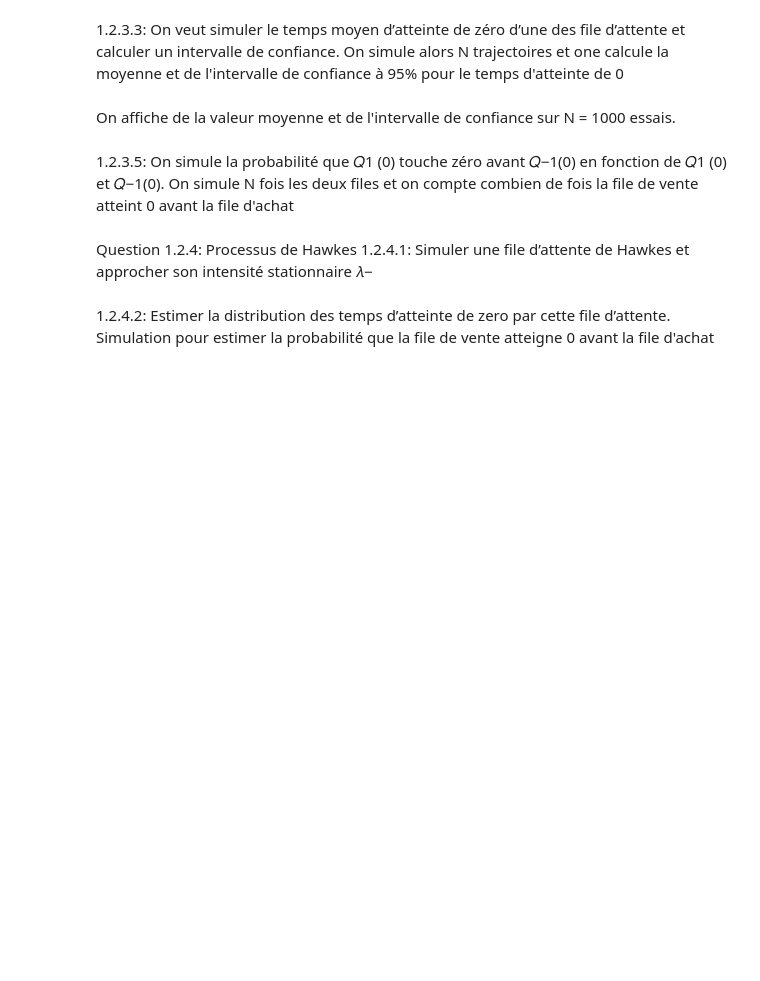
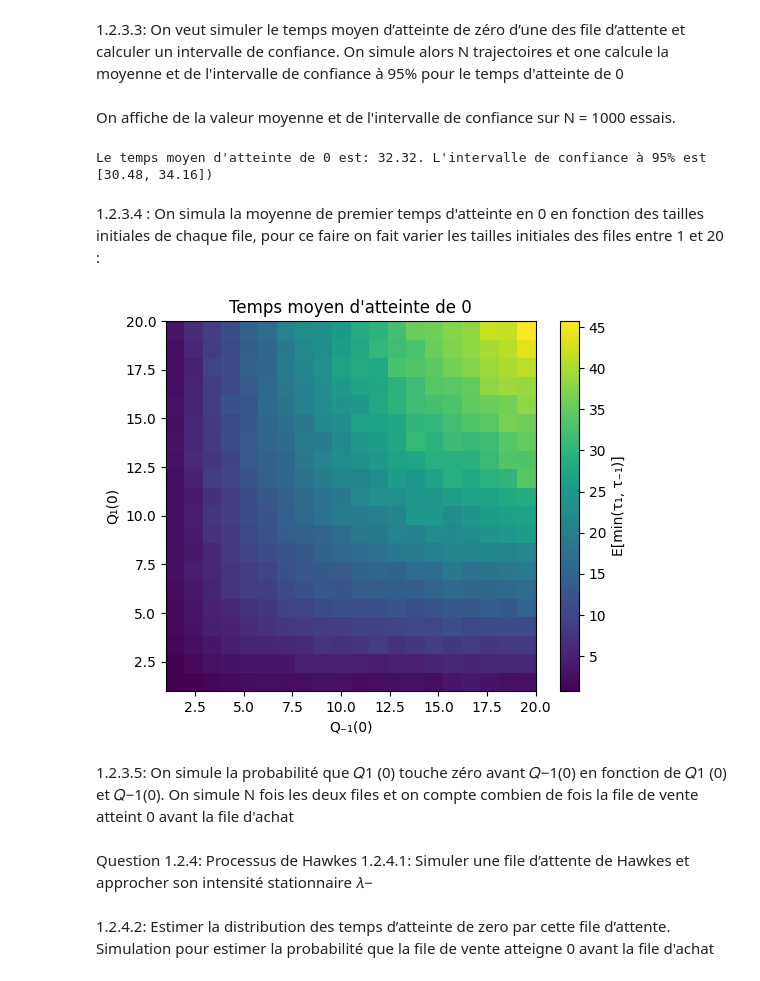
Before and after one commit to beaserr/modal_simulation_carnets, a Jupyter notebook: rendu_intermediaire.ipynb, the cells around one changed output. Saved outputs shown, nothing was run; the diff lists cells and outputs as text; code cells hidden in the pictures; blank space fills up the shorter version.

```diff
--- a/rendu_intermediaire.ipynb
+++ b/rendu_intermediaire.ipynb
@@ -82,9 +249,36 @@ def moyenne_temps_atteinte(N, init, lam_plus, lam_minus):
 # %% [markdown]
 On affiche de la valeur moyenne et de l'intervalle de confiance sur N = 1000 essais.
 # %%
-N = 1e3
+N = 1000
 m, m_moins, m_plus = moyenne_temps_atteinte(N, init=10, lam_plus=1.2, lam_minus=1.5)
 print(f"Le temps moyen d'atteinte de 0 est: {m:.2f}. L'intervalle de confiance à 95% est [{m_moins:.2f}, {m_plus:.2f}])")
+# %% [output]
+Le temps moyen d'atteinte de 0 est: 32.32. L'intervalle de confiance à 95% est [30.48, 34.16])
+# %% [markdown]
+1.2.3.4 : On simula la moyenne de premier temps d'atteinte en 0 en fonction des tailles initiales de chaque file, pour ce faire on fait varier les tailles initiales des files entre 1 et 20 :
+# %%
+N4 = 500
+Q_range=np.arange(1,21)
+moyennes=np.zeros((len(Q_range),len(Q_range)))
+
+for i, Q1 in enumerate(Q_range):
+    for j, Q2 in enumerate(Q_range):
+       taus=[]
+       for _ in range(N4):
+          times, ask_vals, bid_vals, T, ask_empty = Files(LAM_PLUS, LAM_MINUS, Q1, Q2)
+          taus.append(T)
+          moyennes[i,j]=np.mean(taus)
+
+
+plt.imshow(moyennes, origin='lower',
+           extent=[Q_range[0], Q_range[-1], Q_range[0], Q_range[-1]])
+plt.colorbar(label="E[min(τ₁, τ₋₁)]")
+plt.xlabel("Q₋₁(0)")
+plt.ylabel("Q₁(0)")
+plt.title("Temps moyen d'atteinte de 0")
+plt.show()
+# %% [output]
+[figure, added]
 # %% [markdown]
 1.2.3.5:  On simule la probabilité que 𝑄1 (0) touche zéro avant 𝑄−1(0) en fonction de 𝑄1 (0) et 𝑄−1(0).
 On simule N fois les deux files et on compte combien de fois la file de vente atteint 0 avant la file d'achat
```
Also changed, not shown: parts of 17 cells of this notebook.
